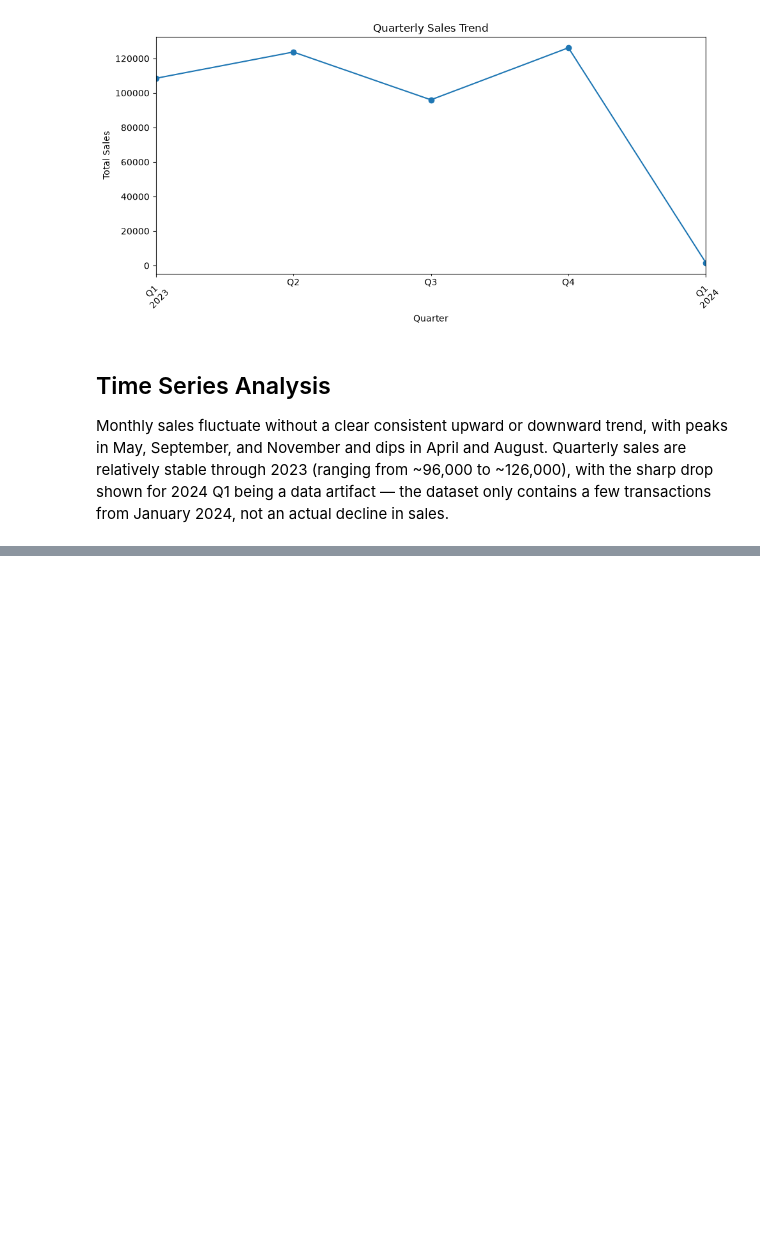
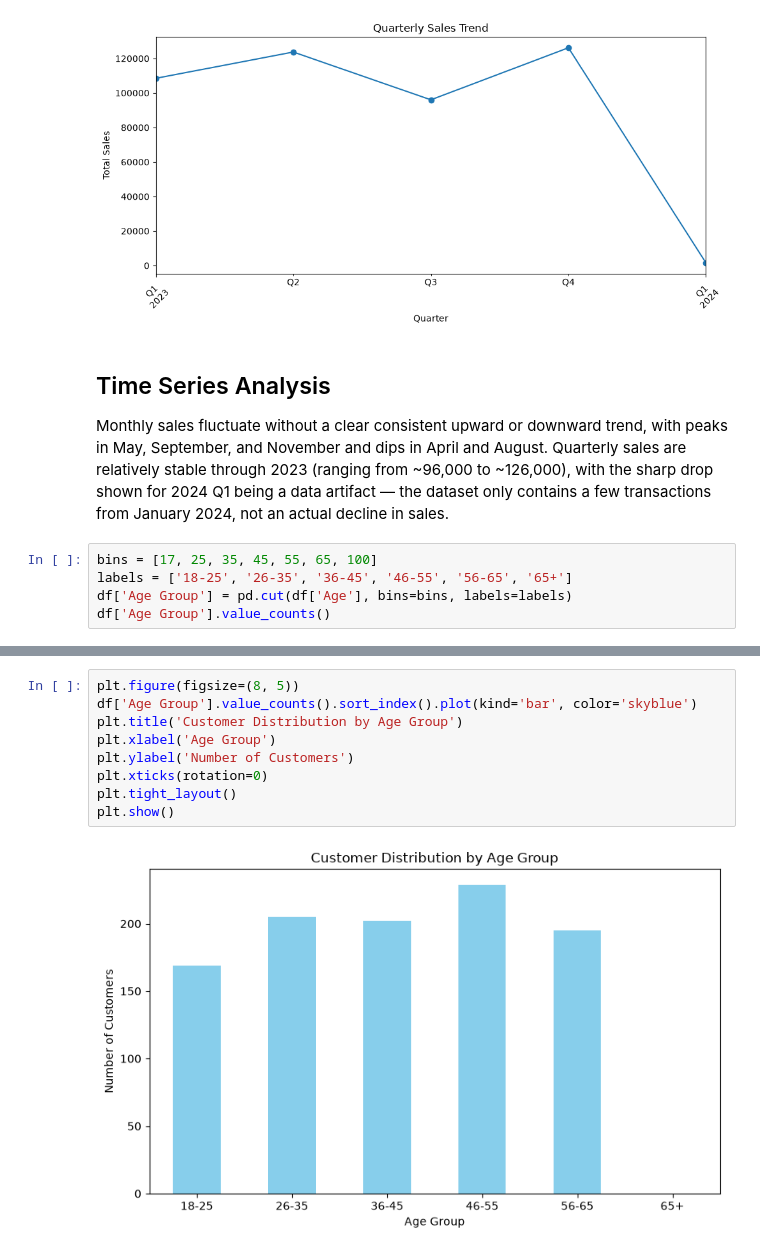
Before and after one commit to marselvna/OIBSIP, a Jupyter notebook: DataAnalytics-L1-EDARetailSales/retail_sales_eda.ipynb, the cells around one changed output, grey strips where cells are left out. Saved outputs shown, nothing was run; the diff lists cells and outputs as text; blank space fills up the shorter version.

Commit message:
Customer Demographics

```diff
--- a/DataAnalytics-L1-EDARetailSales/retail_sales_eda.ipynb
+++ b/DataAnalytics-L1-EDARetailSales/retail_sales_eda.ipynb
@@ -175,3 +175,8 @@ and August. Quarterly sales are relatively stable through 2023
 (ranging from ~96,000 to ~126,000), with the sharp drop shown for
 2024 Q1 being a data artifact — the dataset only contains a few
 transactions from January 2024, not an actual decline in sales.
+# %%
+bins = [17, 25, 35, 45, 55, 65, 100]
+labels = ['18-25', '26-35', '36-45', '46-55', '56-65', '65+']
+df['Age Group'] = pd.cut(df['Age'], bins=bins, labels=labels)
+df['Age Group'].value_counts()
@@ -177,0 +203,11 @@ transactions from January 2024, not an actual decline in sales.
+# %%
+plt.figure(figsize=(8, 5))
+df['Age Group'].value_counts().sort_index().plot(kind='bar', color='skyblue')
+plt.title('Customer Distribution by Age Group')
+plt.xlabel('Age Group')
+plt.ylabel('Number of Customers')
+plt.xticks(rotation=0)
+plt.tight_layout()
+plt.show()
+# %% [output]
+[figure, added]
```
Also changed, not shown: parts of 5 cells of this notebook.
